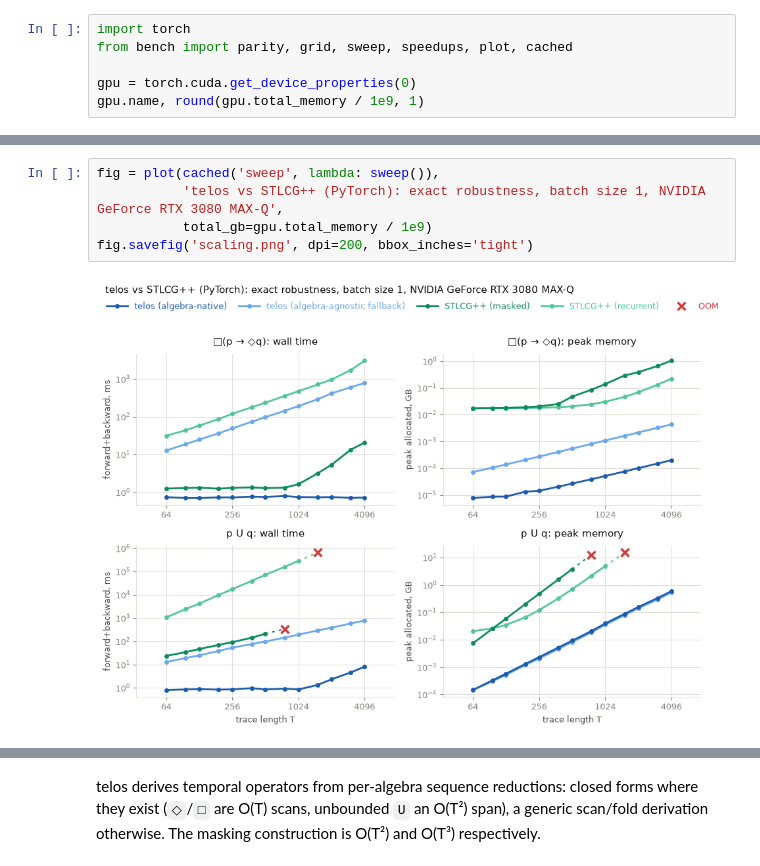
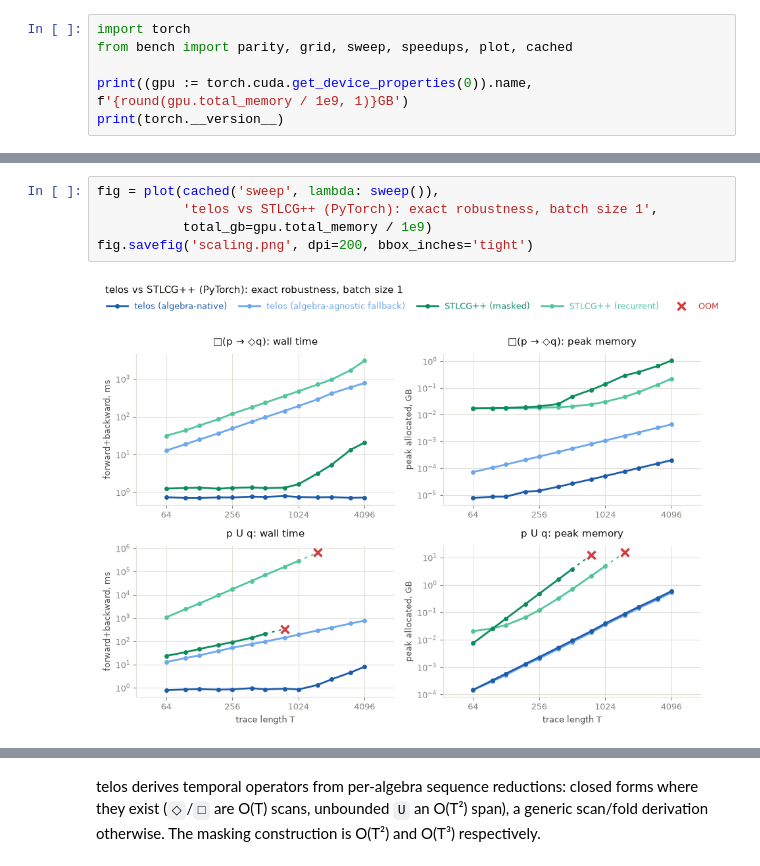
Before and after one commit to konstantinosKokos/telos, a Jupyter notebook: benchmarks/stlcgpp/benchmark.ipynb, the cells around one changed output, grey strips where cells are left out. Cells and saved outputs as stored; diff of their text form.

```diff
--- a/benchmarks/stlcgpp/benchmark.ipynb
+++ b/benchmarks/stlcgpp/benchmark.ipynb
@@ -8,6 +8,6 @@ All measurements: `bench.py`; cached rows: `results/`.
 import torch
 from bench import parity, grid, sweep, speedups, plot, cached
 
-gpu = torch.cuda.get_device_properties(0)
-gpu.name, round(gpu.total_memory / 1e9, 1)
+print((gpu := torch.cuda.get_device_properties(0)).name, f'{round(gpu.total_memory / 1e9, 1)}GB')
+print(torch.__version__)
 # %% [output]
@@ -60,8 +89,8 @@ Four implementations. Hue is the tool, the darker shade its fast path:
   rollout, so it too runs out of memory on unbounded `U`.
 # %%
 fig = plot(cached('sweep', lambda: sweep()),
-           'telos vs STLCG++ (PyTorch): exact robustness, batch size 1, NVIDIA GeForce RTX 3080 MAX-Q',
+           'telos vs STLCG++ (PyTorch): exact robustness, batch size 1',
            total_gb=gpu.total_memory / 1e9)
 fig.savefig('scaling.png', dpi=200, bbox_inches='tight')
 # %% [output]
-[figure, old version]
+[figure, new version]
```
Also changed, not shown: parts of 8 cells of this notebook, 8 other files.
